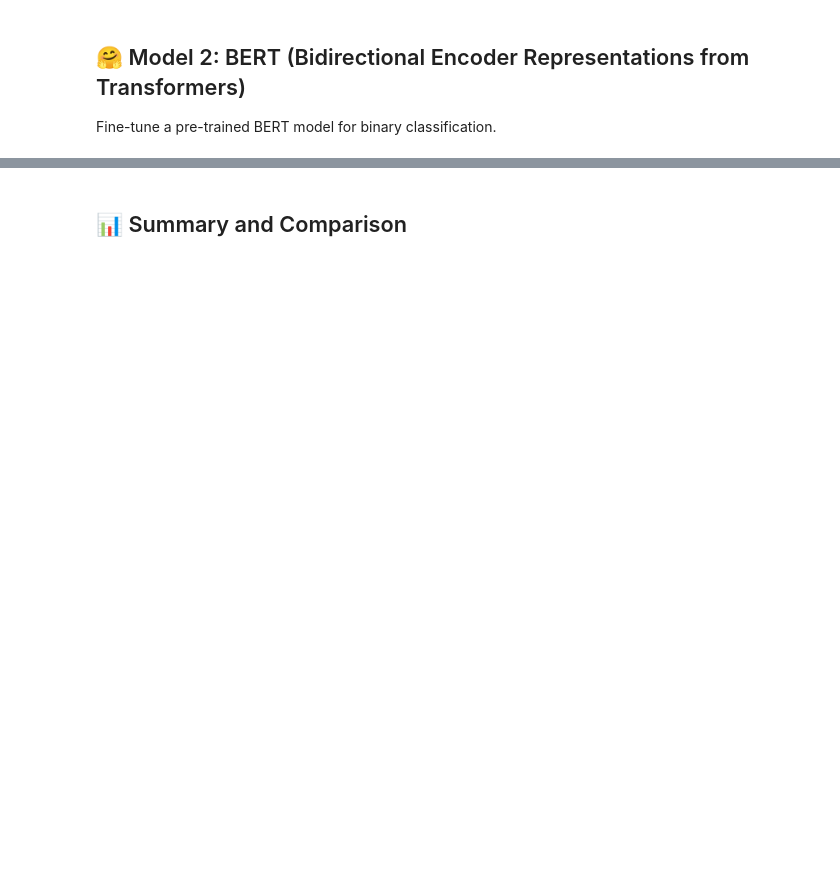
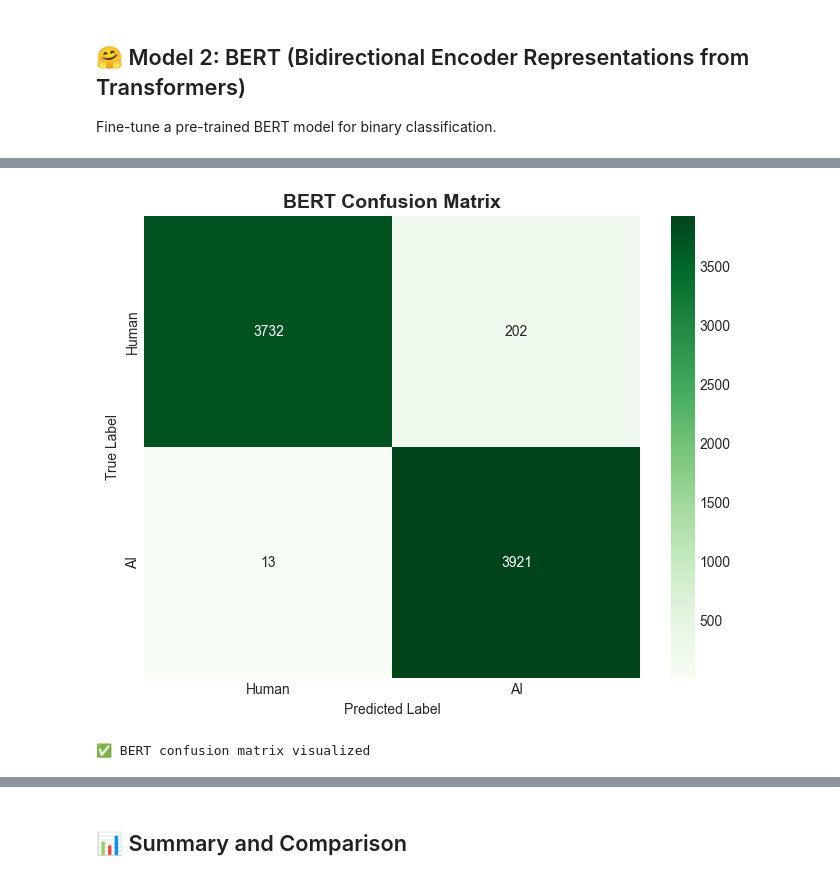
Before and after one commit to Huzaifanasir95/Human-vs-AI-Classifier, a Jupyter notebook: notebooks/05_deep_learning_models.ipynb, the cells around one changed output, grey strips where cells are left out. Drawn from its saved outputs; the diff is of its cells as text; code cells hidden in the pictures; blank space fills up the shorter version.

```diff
--- a/notebooks/05_deep_learning_models.ipynb
+++ b/notebooks/05_deep_learning_models.ipynb
@@ -595,0 +813,14 @@ print(cm)
+# %%
+# Visualize BERT confusion matrix
+plt.figure(figsize=(8, 6))
+sns.heatmap(cm, annot=True, fmt='d', cmap='Greens', cbar=True,
+            xticklabels=['Human', 'AI'], yticklabels=['Human', 'AI'])
+plt.title('BERT Confusion Matrix', fontsize=14, fontweight='bold')
+plt.ylabel('True Label')
+plt.xlabel('Predicted Label')
+plt.show()
+
+print("✅ BERT confusion matrix visualized")
+# %% [output]
+[figure, added]
+✅ BERT confusion matrix visualized
```
Also changed, not shown: parts of 27 cells of this notebook, 3 other files.
